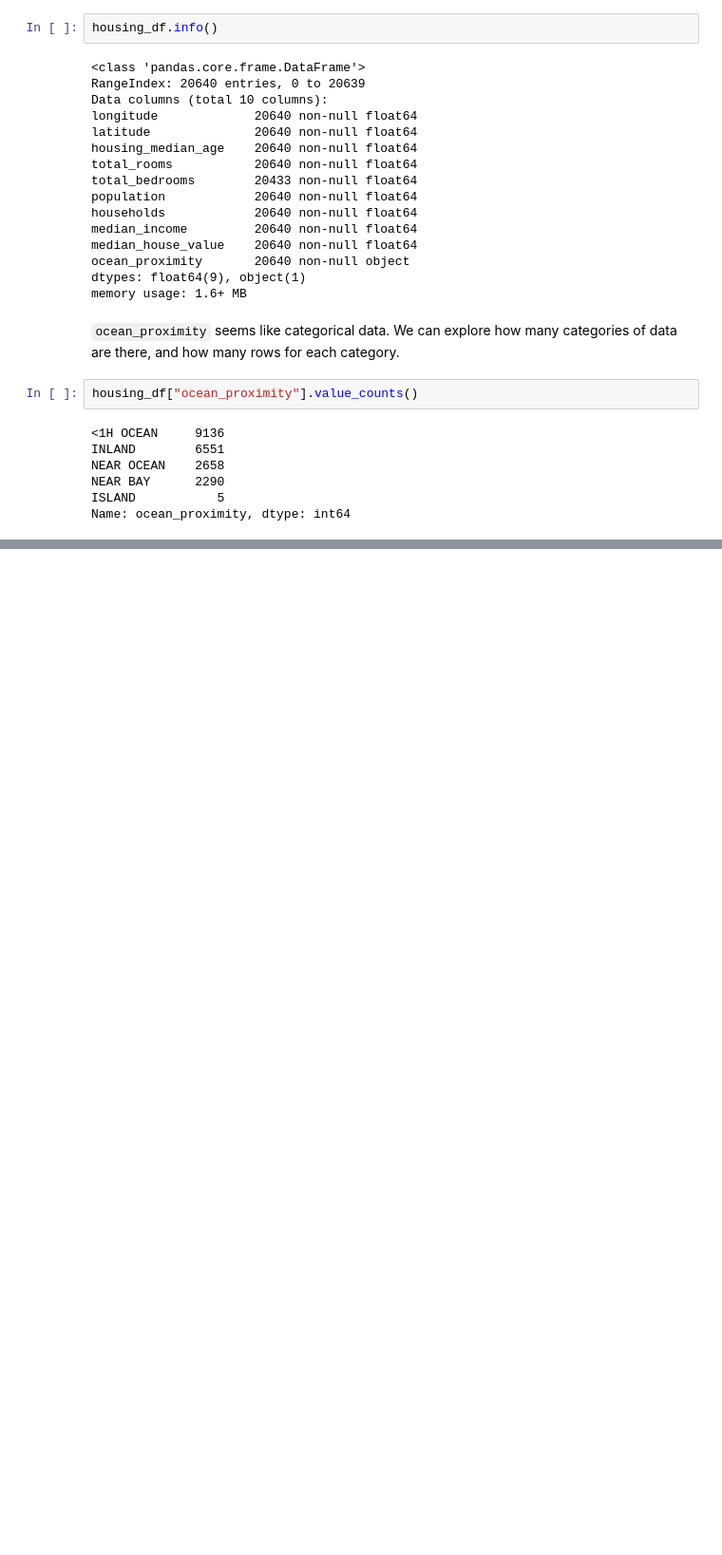
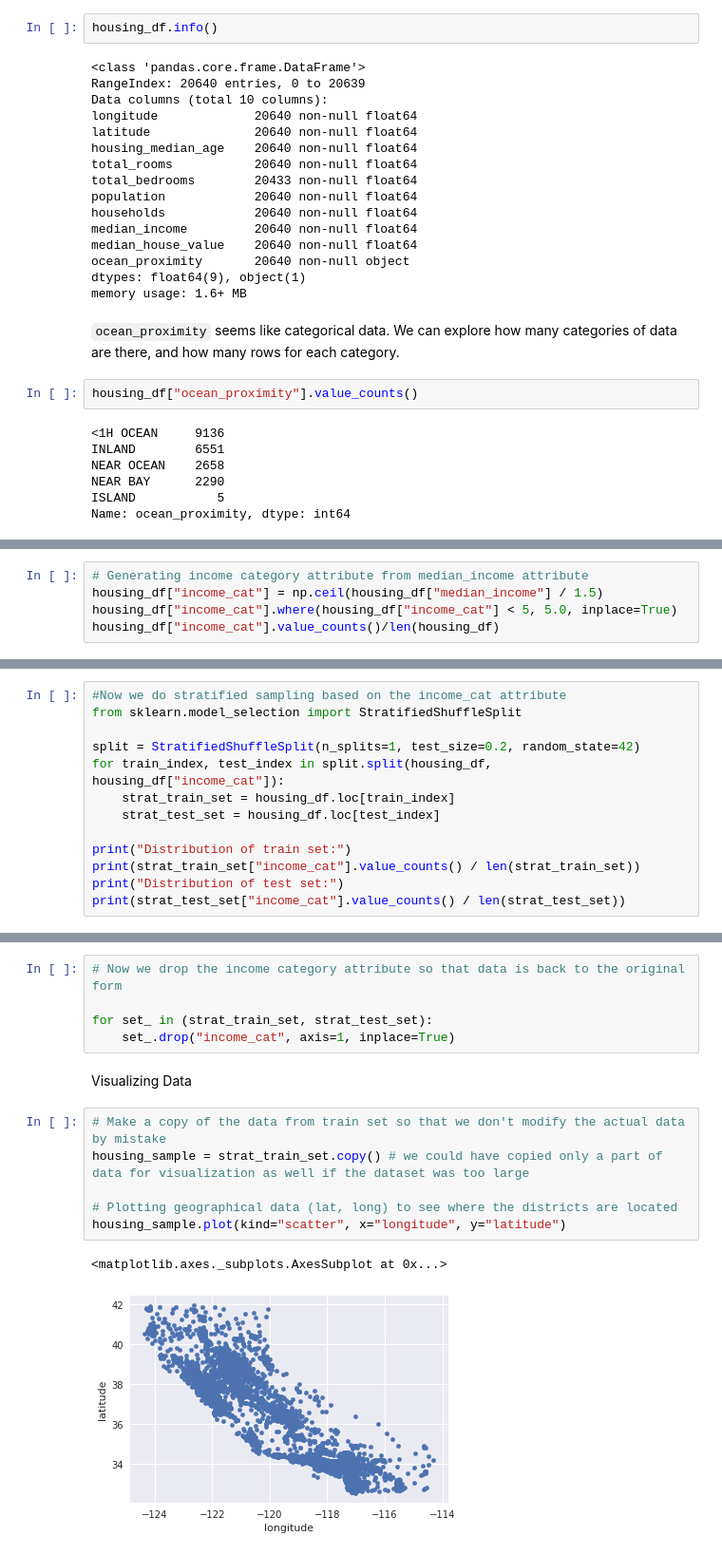
Before and after one commit to amartyakhan/MachineLearning, a Jupyter notebook: Machine Learning with Scikit-learn and Tensorflow/Chapter 2. End-to-End Machine Learning Project.ipynb, the cells around one changed output, grey strips where cells are left out. Shown: that part at 95% size. Drawn from its saved outputs; the diff is of its cells as text; blank space fills up the shorter version.

Commit message:
Housing price data exploration contd.

```diff
--- a/Machine Learning with Scikit-learn and Tensorflow/Chapter 2. End-to-End Machine Learning Project.ipynb
+++ b/Machine Learning with Scikit-learn and Tensorflow/Chapter 2. End-to-End Machine Learning Project.ipynb
@@ -110,0 +150,5 @@ plt.show()
+# %%
+# Generating income category attribute from median_income attribute
+housing_df["income_cat"] = np.ceil(housing_df["median_income"] / 1.5)
+housing_df["income_cat"].where(housing_df["income_cat"] < 5, 5.0, inplace=True)
+housing_df["income_cat"].value_counts()/len(housing_df)
@@ -110,0 +162,13 @@ plt.show()
+# %%
+#Now we do stratified sampling based on the income_cat attribute
+from sklearn.model_selection import StratifiedShuffleSplit
+
+split = StratifiedShuffleSplit(n_splits=1, test_size=0.2, random_state=42)
+for train_index, test_index in split.split(housing_df, housing_df["income_cat"]):
+    strat_train_set = housing_df.loc[train_index]
+    strat_test_set = housing_df.loc[test_index]
+
+print("Distribution of train set:")
+print(strat_train_set["income_cat"].value_counts() / len(strat_train_set))
+print("Distribution of test set:")
+print(strat_test_set["income_cat"].value_counts() / len(strat_test_set))
@@ -110,0 +190,16 @@ plt.show()
+# %%
+# Now we drop the income category attribute so that data is back to the original form
+
+for set_ in (strat_train_set, strat_test_set):
+    set_.drop("income_cat", axis=1, inplace=True)
+# %% [markdown]
+Visualizing Data
+# %%
+# Make a copy of the data from train set so that we don't modify the actual data by mistake
+housing_sample = strat_train_set.copy() # we could have copied only a part of data for visualization as well if the dataset was too large
+
+# Plotting geographical data (lat, long) to see where the districts are located
+housing_sample.plot(kind="scatter", x="longitude", y="latitude")
+# %% [output]
+<matplotlib.axes._subplots.AxesSubplot at 0x...>
+[figure, added]
```
Also changed, not shown: parts of 16 cells of this notebook.
